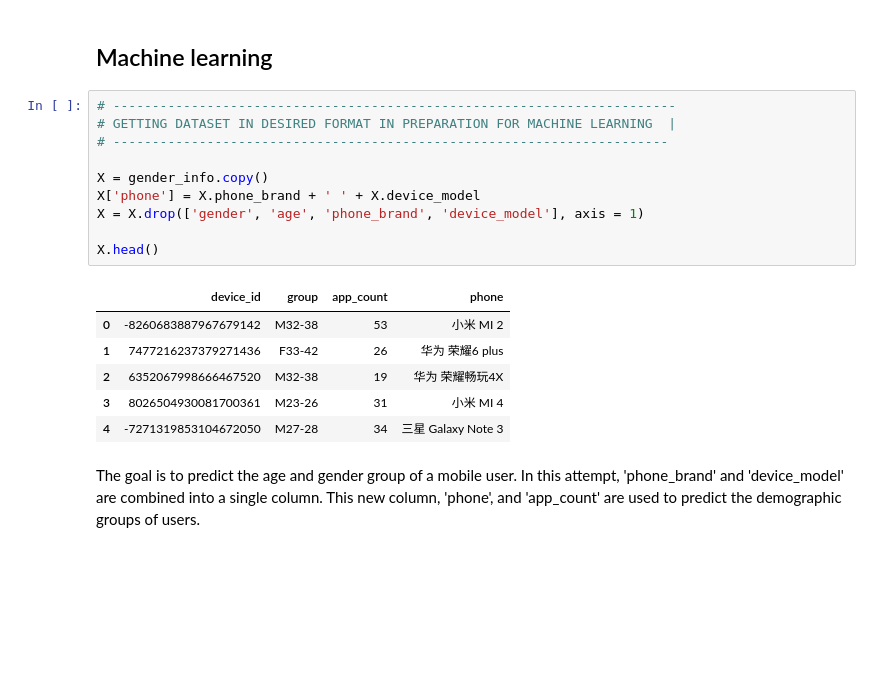
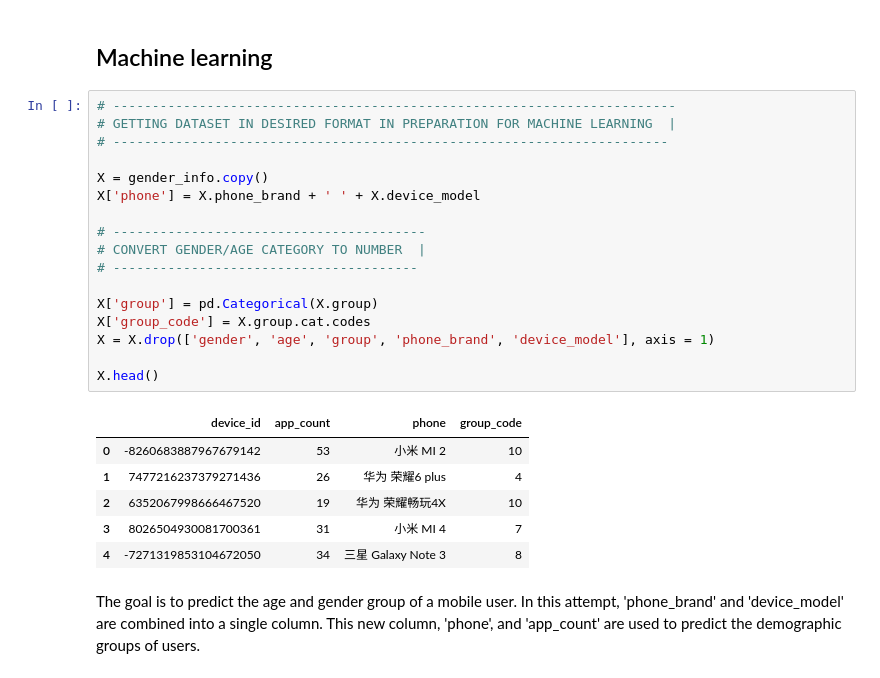
Before and after one commit to wu72/Capstone2, a Jupyter notebook: 4_TalkingData_ML.ipynb, the cells around one changed output. Drawn from its saved outputs; the diff is of its cells as text; blank space fills up the shorter version.

```diff
--- a/4_TalkingData_ML.ipynb
+++ b/4_TalkingData_ML.ipynb
@@ -70,20 +70,27 @@ gender_info.head()
 # %%
 # ------------------------------------------------------------------------
 # GETTING DATASET IN DESIRED FORMAT IN PREPARATION FOR MACHINE LEARNING  |
 # -----------------------------------------------------------------------
 
 X = gender_info.copy()
 X['phone'] = X.phone_brand + ' ' + X.device_model
-X = X.drop(['gender', 'age', 'phone_brand', 'device_model'], axis = 1)
+
+# ----------------------------------------
+# CONVERT GENDER/AGE CATEGORY TO NUMBER  |
+# ---------------------------------------
+
+X['group'] = pd.Categorical(X.group)
+X['group_code'] = X.group.cat.codes
+X = X.drop(['gender', 'age', 'group', 'phone_brand', 'device_model'], axis = 1)
 
 X.head()
 # %% [output]
-|  | device_id | group | app_count | phone |
-| 0 | -8260683887967679142 | M32-38 | 53 | 小米 MI 2 |
-| 1 | 7477216237379271436 | F33-42 | 26 | 华为 荣耀6 plus |
-| 2 | 6352067998666467520 | M32-38 | 19 | 华为 荣耀畅玩4X |
-| 3 | 8026504930081700361 | M23-26 | 31 | 小米 MI 4 |
-| 4 | -7271319853104672050 | M27-28 | 34 | 三星 Galaxy Note 3 |
+|  | device_id | app_count | phone | group_code |
+| 0 | -8260683887967679142 | 53 | 小米 MI 2 | 10 |
+| 1 | 7477216237379271436 | 26 | 华为 荣耀6 plus | 4 |
+| 2 | 6352067998666467520 | 19 | 华为 荣耀畅玩4X | 10 |
+| 3 | 8026504930081700361 | 31 | 小米 MI 4 | 7 |
+| 4 | -7271319853104672050 | 34 | 三星 Galaxy Note 3 | 8 |
 # %% [markdown]
 The goal is to predict the age and gender group of a mobile user. In this attempt, 'phone_brand' and 'device_model' are combined into a single column. This new column, 'phone', and 'app_count' are used to predict the demographic groups of users.
 # %%
```
Also changed, not shown: parts of 4 cells of this notebook, 4 other files.
